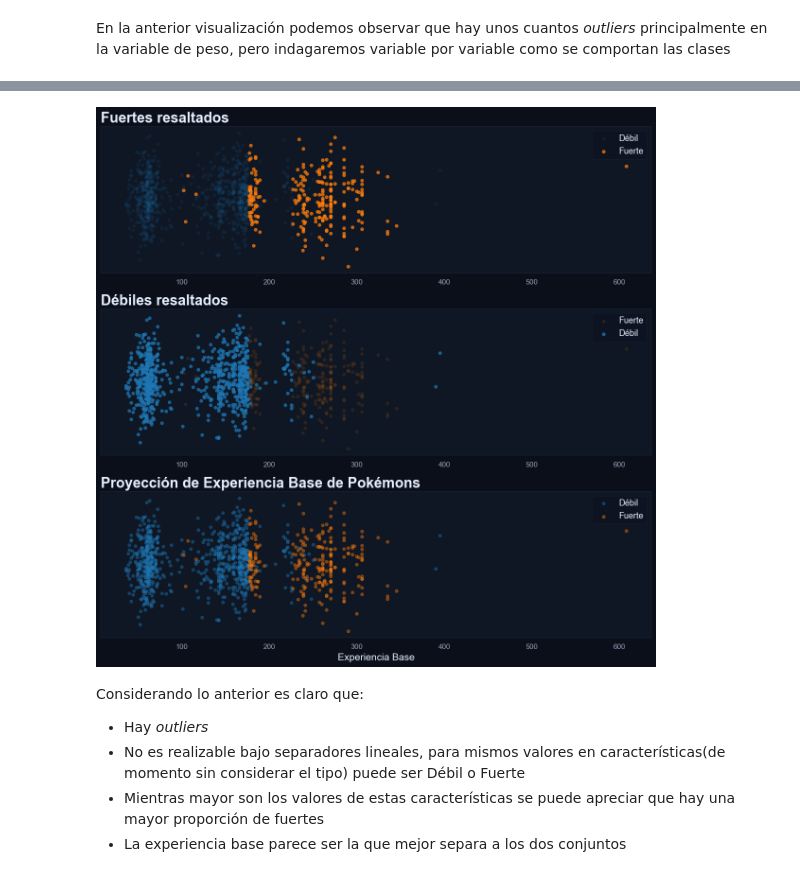
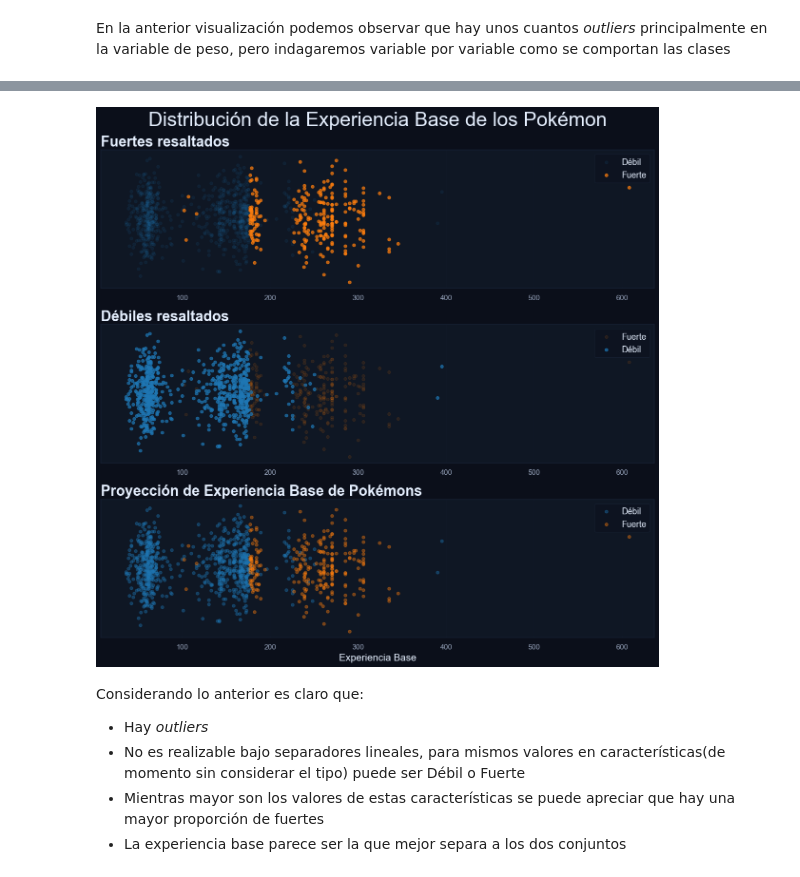
Before and after one commit to Eickyair/lucario, a Jupyter notebook: nb_template.ipynb, the cells around one changed output, grey strips where cells are left out. Drawn from its saved outputs; the diff is of its cells as text; code cells hidden in the pictures.

```diff
--- a/nb_template.ipynb
+++ b/nb_template.ipynb
@@ -256,10 +300,11 @@ plot_distribution(
 # %%
 plot_distribution(
     pokemons_plot,
-    'Experiencia Base'
+    'Experiencia Base',
+    'Distribución de la Experiencia Base de los Pokémon'
 )
 # %% [output]
-[figure, old version]
+[figure, new version]
 # %% [markdown]
 Considerando lo anterior es claro que:
 - Hay *outliers*
```
Also changed, not shown: parts of 14 cells of this notebook.
